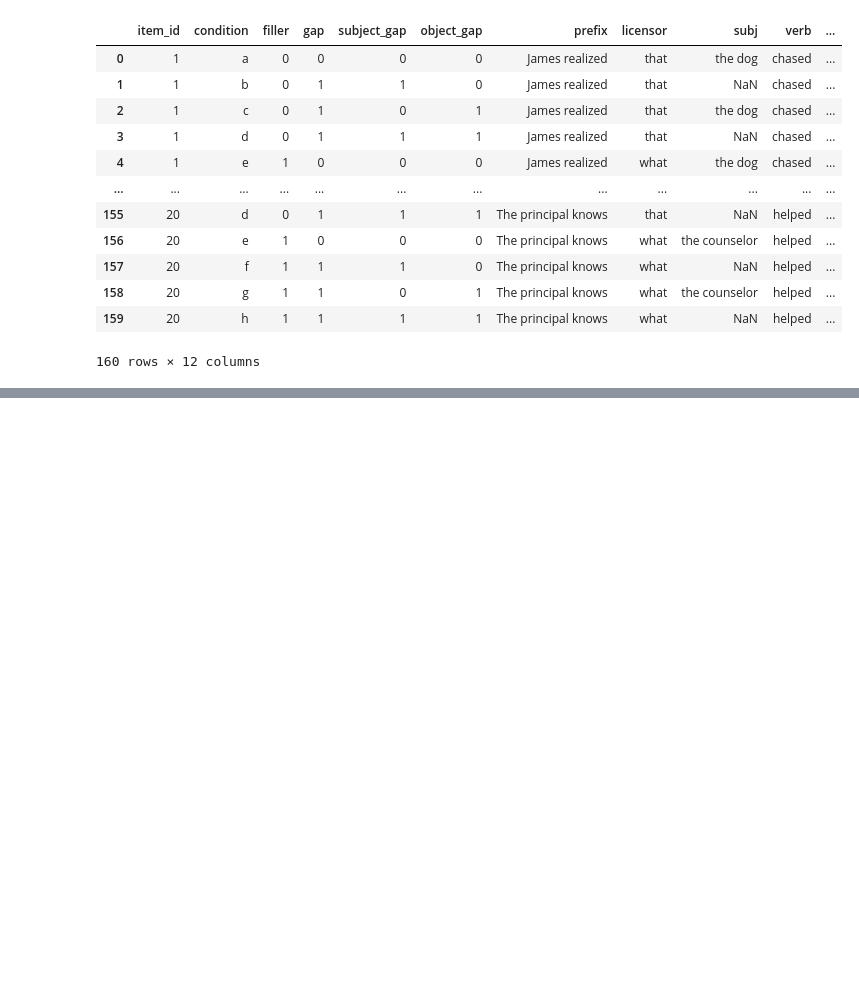
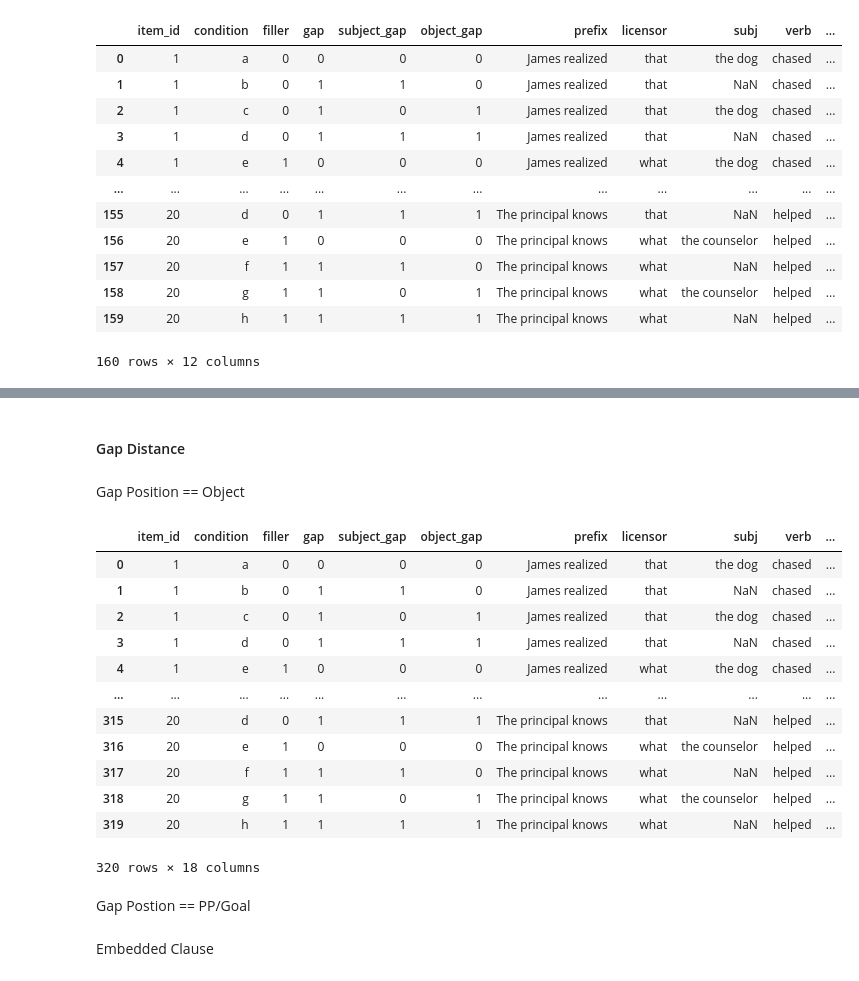
Before and after one commit to um-cap-lab/EMNLP-2025-submission, a Jupyter notebook: surprisal_calculation.ipynb, the cells around one changed output, grey strips where cells are left out. Drawn from its saved outputs; the diff is of its cells as text; code cells hidden in the pictures; blank space fills up the shorter version.

```diff
--- a/surprisal_calculation.ipynb
+++ b/surprisal_calculation.ipynb
@@ -135,11 +248,30 @@ calculate_surprisal(sentence)
 # %%
 def calculate_sentence_surprisal(word_surprisals):
     """Returns total surprisal and average surprisal per word."""
+
     scores = [score for word, score in word_surprisals]
     total = sum(scores)
     avg = total / len(scores)
     return total, avg
 
+def sum_region_surprisal(row, region_list):
+    '''Sums surprisals of a specified sentence region.'''
+
+    sentence_surprisals = row['surprisals']
+    region_text = ''
+    for region in region_list:
+        region_text += (str(row[region]) if pd.notna(row[region]) else '') + ' '
+
+    # use regex to split region cleanly into words & punctuation
+    region_units = re.findall(r'\w+|[^\w\s]', region_text)
+
+    # sum surprisals matching region units
+    region_surprisal = 0.0
+    for token, score in sentence_surprisals:
+        if token in region_units:
+            region_surprisal += score
+
+    return region_surprisal
 
 def compute_wh_licensing_interaction(sentences):
     """
@@ -155,6 +287,7 @@ def compute_wh_licensing_interaction(sentences):
         average surprisals per sentence,
         and the wh-licensing interaction score.
     """
+
     scores = {}
     for key, sentence in sentences.items():
         word_surprisals = calculate_surprisal(sentence)
@@ -227,0 +499,13 @@ interaction = mixed_effects_linear_regression(region_df, "construction_type") #
+# %% [markdown]
+#### Gap Distance
+# %%
+sentence_df = pd.read_csv('test_sentences/Gap Distance Construction.csv')
+# %%
+sentence_df[['temporal_modifier', 'end']] = sentence_df['temporal_modifier'].apply(split_ends)
+sentence_df = encode_wh_licensor(sentence_df)
+#sentence_df['gap_numeric'] = sentence_df['gap'].replace(0, -1)
+sentence_df['sentence'] = sentence_df.apply(merge_sentence, axis = 1)
+sentence_df['surprisals'] = sentence_df['sentence'].apply(calculate_surprisal)
+sentence_df
+# %% [markdown]
+Gap Position == Object
@@ -227,0 +514,29 @@ interaction = mixed_effects_linear_regression(region_df, "construction_type") #
+# %%
+# create long-format rows
+region_rows = []
+for region in ['to', 'goal']:
+    region_df = sentence_df.copy()
+    region_df['region'] = region
+    region_df['region_surprisal'] = region_df.apply(lambda x: sum_region_surprisal(x, [region]), axis = 1)
+    region_rows.append(region_df)
+
+# concatenate long-format DataFrame
+long_df = pd.concat(region_rows, ignore_index = True)
+
+# filter for object gap
+objectgap_df = long_df[long_df['gap_position'] == 'object']
+objectgap_df
+# %% [output]
+|  | item_id | condition | filler | gap | subject_gap | object_gap | prefix | licensor | subj | verb | ... |
+| 0 | 1 | a | 0 | 0 | 0 | 0 | James realized | that | the dog | chased | ... |
+| 1 | 1 | b | 0 | 1 | 1 | 0 | James realized | that | NaN | chased | ... |
+| 2 | 1 | c | 0 | 1 | 0 | 1 | James realized | that | the dog | chased | ... |
+| 3 | 1 | d | 0 | 1 | 1 | 1 | James realized | that | NaN | chased | ... |
+| 4 | 1 | e | 1 | 0 | 0 | 0 | James realized | what | the dog | chased | ... |
+| ... | ... | ... | ... | ... | ... | ... | ... | ... | ... | ... | ... |
+| 315 | 20 | d | 0 | 1 | 1 | 1 | The principal knows | that | NaN | helped | ... |
+| 316 | 20 | e | 1 | 0 | 0 | 0 | The principal knows | what | the counselor | helped | ... |
+| 317 | 20 | f | 1 | 1 | 1 | 0 | The principal knows | what | NaN | helped | ... |
+| 318 | 20 | g | 1 | 1 | 0 | 1 | The principal knows | what | the counselor | helped | ... |
+| 319 | 20 | h | 1 | 1 | 1 | 1 | The principal knows | what | NaN | helped | ... |
+320 rows × 18 columns
@@ -227,0 +546,2 @@ interaction = mixed_effects_linear_regression(region_df, "construction_type") #
+# %% [markdown]
+Gap Postion == PP/Goal
@@ -227,0 +558,2 @@ interaction = mixed_effects_linear_regression(region_df, "construction_type") #
+# %% [markdown]
+Embedded Clause
```
Also changed, not shown: parts of 87 cells of this notebook.
